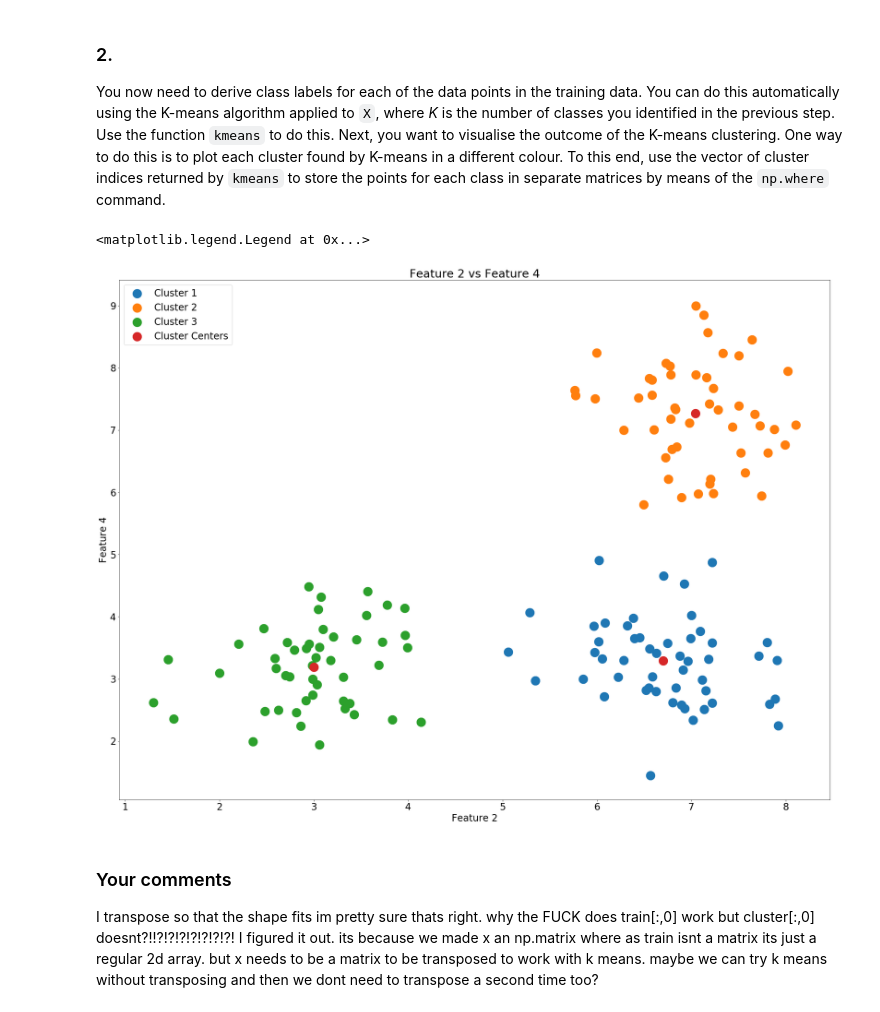
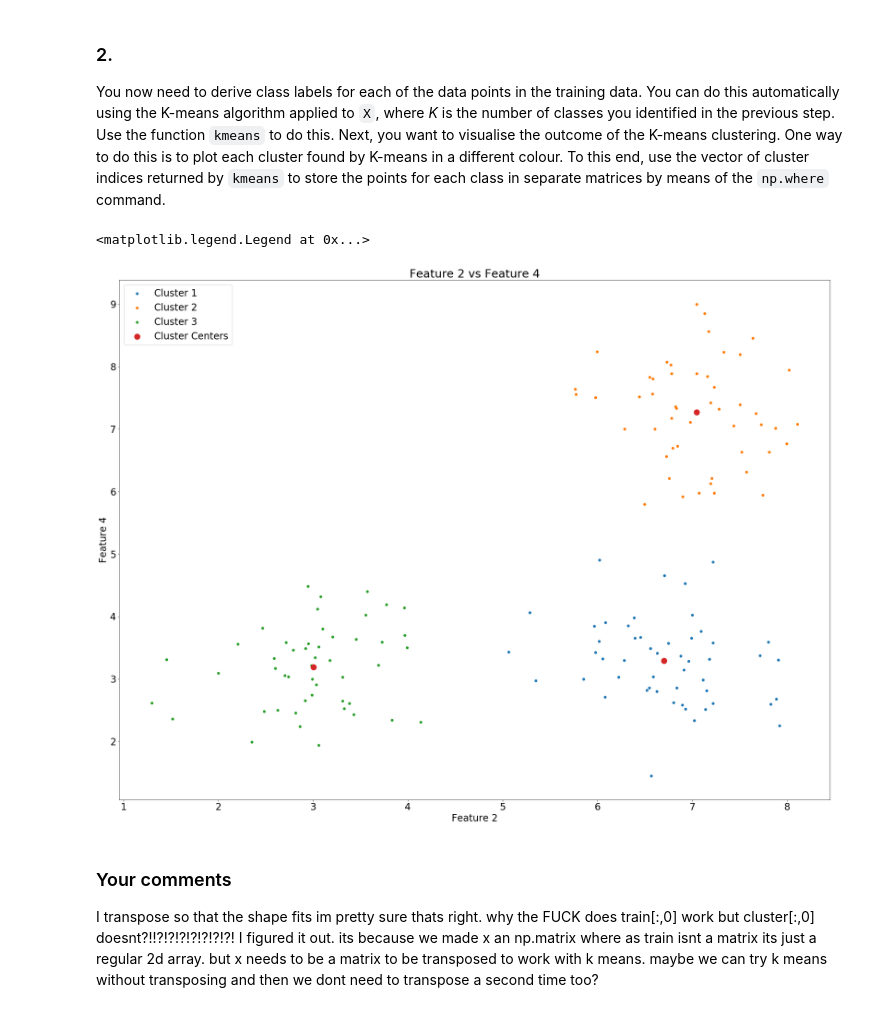
Before and after one commit to ainsleyrutterford/Clustering-and-Classifying-Data, a Jupyter notebook: cw1.ipynb, the cells around one changed output. Drawn from its saved outputs; the diff is of its cells as text; code cells hidden in the pictures.

Commit message:
contour plot basically finished

```diff
--- a/cw1.ipynb
+++ b/cw1.ipynb
@@ -74,38 +74,38 @@ You now need to derive class labels for each of the data points in the training
 # %%
 def kmeans(Data, NClusters):
   km = KMeans(NClusters)
   fitted = km.fit(Data)
   return (fitted.cluster_centers_, fitted.labels_, fitted.inertia_)
 
 # Part 2
 
 k = kmeans(x, 3)
 
 # these are the indexes of the points that belong to each cluster
 cluster1_indexes = np.where(k[1] == 0)[0]
 cluster2_indexes = np.where(k[1] == 1)[0]
 cluster3_indexes = np.where(k[1] == 2)[0]
 
 # these are the actual clusters
 cluster1 = np.array(x[cluster1_indexes, :])
 cluster2 = np.array(x[cluster2_indexes, :])
 cluster3 = np.array(x[cluster3_indexes, :])
 
 cluster_centers = k[0]
 
 fig = plt.figure()
 ax = fig.add_subplot(111)
 ax.set_title('Feature 2 vs Feature 4')
 ax.set_xlabel('Feature 2')
 ax.set_ylabel('Feature 4')
-ax.scatter(cluster1[:,0], cluster1[:,1], s=500, label='Cluster 1')
-ax.scatter(cluster2[:,0], cluster2[:,1], s=500, label='Cluster 2')
-ax.scatter(cluster3[:,0], cluster3[:,1], s=500, label='Cluster 3')
-ax.scatter(cluster_centers[:,0], cluster_centers[:,1], s=500, label='Cluster Centers')
+ax.scatter(cluster1[:,0], cluster1[:,1], label='Cluster 1')
+ax.scatter(cluster2[:,0], cluster2[:,1], label='Cluster 2')
+ax.scatter(cluster3[:,0], cluster3[:,1], label='Cluster 3')
+ax.scatter(cluster_centers[:,0], cluster_centers[:,1], s=200, label='Cluster Centers')
 ax.legend(loc='upper left')
 # %% [output]
 <matplotlib.legend.Legend at 0x...>
-[figure, old version]
+[figure, new version]
 # %% [markdown]
 ### Your comments ###
 
```
Also changed, not shown: parts of 5 cells of this notebook.
